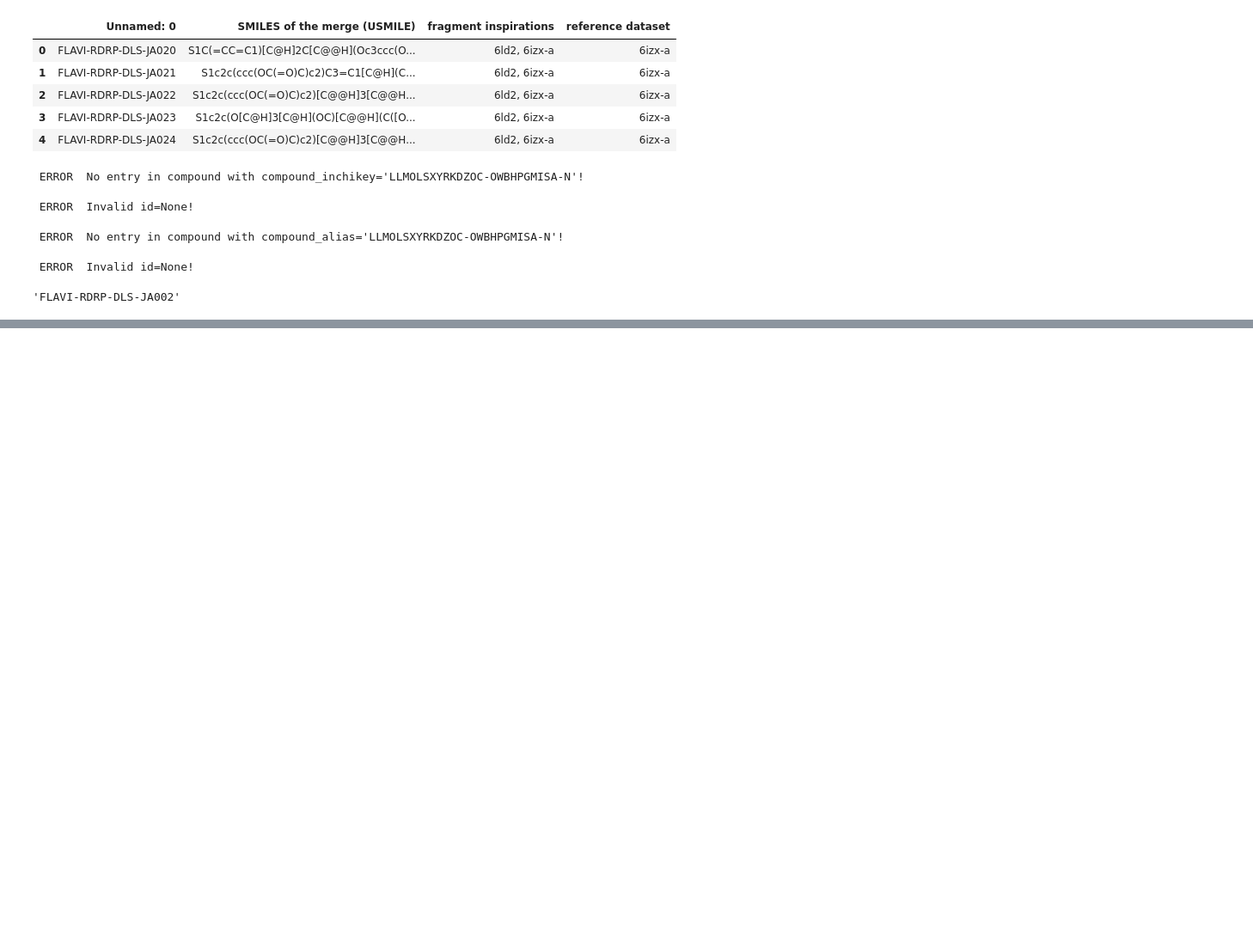
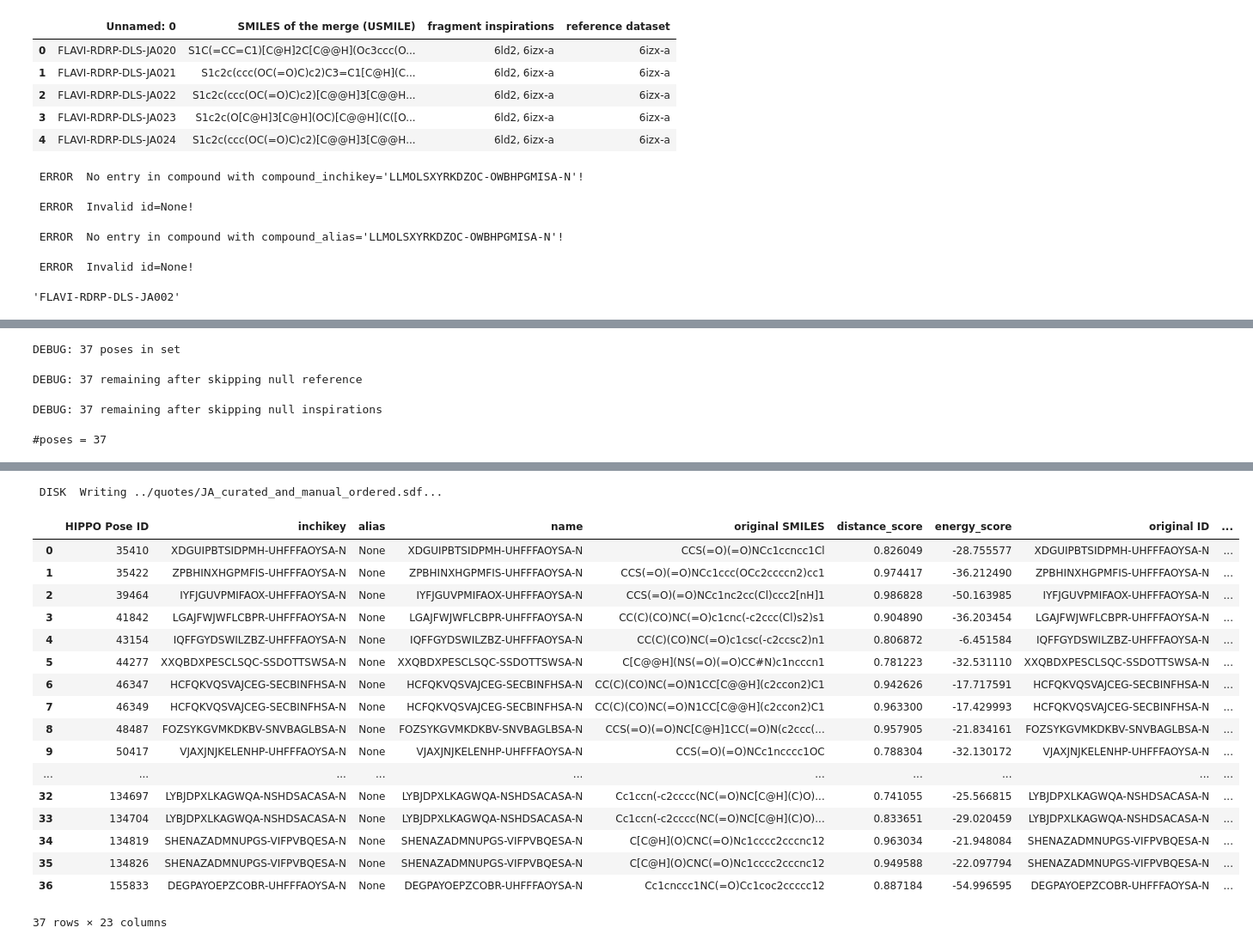
Before and after one commit to mwinokan/RdRp_FFF, a Jupyter notebook: hippo/design_1_manual.ipynb, the cells around one changed output, grey strips where cells are left out. Shown at 86% size. Drawn from its saved outputs; the diff is of its cells as text; code cells hidden in the pictures; blank space fills up the shorter version.

```diff
--- a/hippo/design_1_manual.ipynb
+++ b/hippo/design_1_manual.ipynb
@@ -84,0 +110,5 @@ animal.compounds[66259].alias
+# %%
+quoted = animal.add_enamine_quote("../quotes/JA_curated_and_manual_enamine.xlsx")
+# %%
+quoted_poses = quoted.compounds.poses
+quoted_poses = quoted_poses(tag="JA curated YES") + quoted_poses(tag="SeeSAR")
@@ -84,0 +120,7 @@ animal.compounds[66259].alias
+# %%
+quoted_poses.to_fragalysis("../quotes/JA_curated_and_manual_ordered.sdf", method="Enamine_Order_1968912", submitter_name="Max Winokan", submitter_email="max.winokan@diamond.ac.uk", submitter_institution="DLS")
+# %% [output]
+DEBUG: 37 poses in set
+DEBUG: 37 remaining after skipping null reference
+DEBUG: 37 remaining after skipping null inspirations
+#poses = 37
@@ -84,0 +128,19 @@ animal.compounds[66259].alias
+ DISK  Writing ../quotes/JA_curated_and_manual_ordered.sdf...
+|  | HIPPO Pose ID | inchikey | alias | name | original SMILES | distance_score | energy_score | original ID | ... |
+| 0 | 35410 | XDGUIPBTSIDPMH-UHFFFAOYSA-N | None | XDGUIPBTSIDPMH-UHFFFAOYSA-N | CCS(=O)(=O)NCc1ccncc1Cl | 0.826049 | -28.755577 | XDGUIPBTSIDPMH-UHFFFAOYSA-N | ... |
+| 1 | 35422 | ZPBHINXHGPMFIS-UHFFFAOYSA-N | None | ZPBHINXHGPMFIS-UHFFFAOYSA-N | CCS(=O)(=O)NCc1ccc(OCc2ccccn2)cc1 | 0.974417 | -36.212490 | ZPBHINXHGPMFIS-UHFFFAOYSA-N | ... |
+| 2 | 39464 | IYFJGUVPMIFAOX-UHFFFAOYSA-N | None | IYFJGUVPMIFAOX-UHFFFAOYSA-N | CCS(=O)(=O)NCc1nc2cc(Cl)ccc2[nH]1 | 0.986828 | -50.163985 | IYFJGUVPMIFAOX-UHFFFAOYSA-N | ... |
+| 3 | 41842 | LGAJFWJWFLCBPR-UHFFFAOYSA-N | None | LGAJFWJWFLCBPR-UHFFFAOYSA-N | CC(C)(CO)NC(=O)c1cnc(-c2ccc(Cl)s2)s1 | 0.904890 | -36.203454 | LGAJFWJWFLCBPR-UHFFFAOYSA-N | ... |
+| 4 | 43154 | IQFFGYDSWILZBZ-UHFFFAOYSA-N | None | IQFFGYDSWILZBZ-UHFFFAOYSA-N | CC(C)(CO)NC(=O)c1csc(-c2ccsc2)n1 | 0.806872 | -6.451584 | IQFFGYDSWILZBZ-UHFFFAOYSA-N | ... |
+| 5 | 44277 | XXQBDXPESCLSQC-SSDOTTSWSA-N | None | XXQBDXPESCLSQC-SSDOTTSWSA-N | C[C@@H](NS(=O)(=O)CC#N)c1ncccn1 | 0.781223 | -32.531110 | XXQBDXPESCLSQC-SSDOTTSWSA-N | ... |
+| 6 | 46347 | HCFQKVQSVAJCEG-SECBINFHSA-N | None | HCFQKVQSVAJCEG-SECBINFHSA-N | CC(C)(CO)NC(=O)N1CC[C@@H](c2ccon2)C1 | 0.942626 | -17.717591 | HCFQKVQSVAJCEG-SECBINFHSA-N | ... |
+| 7 | 46349 | HCFQKVQSVAJCEG-SECBINFHSA-N | None | HCFQKVQSVAJCEG-SECBINFHSA-N | CC(C)(CO)NC(=O)N1CC[C@@H](c2ccon2)C1 | 0.963300 | -17.429993 | HCFQKVQSVAJCEG-SECBINFHSA-N | ... |
+| 8 | 48487 | FOZSYKGVMKDKBV-SNVBAGLBSA-N | None | FOZSYKGVMKDKBV-SNVBAGLBSA-N | CCS(=O)(=O)NC[C@H]1CC(=O)N(c2ccc(... | 0.957905 | -21.834161 | FOZSYKGVMKDKBV-SNVBAGLBSA-N | ... |
+| 9 | 50417 | VJAXJNJKELENHP-UHFFFAOYSA-N | None | VJAXJNJKELENHP-UHFFFAOYSA-N | CCS(=O)(=O)NCc1ncccc1OC | 0.788304 | -32.130172 | VJAXJNJKELENHP-UHFFFAOYSA-N | ... |
+| ... | ... | ... | ... | ... | ... | ... | ... | ... | ... |
+| 32 | 134697 | LYBJDPXLKAGWQA-NSHDSACASA-N | None | LYBJDPXLKAGWQA-NSHDSACASA-N | Cc1ccn(-c2cccc(NC(=O)NC[C@H](C)O)... | 0.741055 | -25.566815 | LYBJDPXLKAGWQA-NSHDSACASA-N | ... |
+| 33 | 134704 | LYBJDPXLKAGWQA-NSHDSACASA-N | None | LYBJDPXLKAGWQA-NSHDSACASA-N | Cc1ccn(-c2cccc(NC(=O)NC[C@H](C)O)... | 0.833651 | -29.020459 | LYBJDPXLKAGWQA-NSHDSACASA-N | ... |
+| 34 | 134819 | SHENAZADMNUPGS-VIFPVBQESA-N | None | SHENAZADMNUPGS-VIFPVBQESA-N | C[C@H](O)CNC(=O)Nc1cccc2cccnc12 | 0.963034 | -21.948084 | SHENAZADMNUPGS-VIFPVBQESA-N | ... |
+| 35 | 134826 | SHENAZADMNUPGS-VIFPVBQESA-N | None | SHENAZADMNUPGS-VIFPVBQESA-N | C[C@H](O)CNC(=O)Nc1cccc2cccnc12 | 0.949588 | -22.097794 | SHENAZADMNUPGS-VIFPVBQESA-N | ... |
+| 36 | 155833 | DEGPAYOEPZCOBR-UHFFFAOYSA-N | None | DEGPAYOEPZCOBR-UHFFFAOYSA-N | Cc1cnccc1NC(=O)Cc1coc2ccccc12 | 0.887184 | -54.996595 | DEGPAYOEPZCOBR-UHFFFAOYSA-N | ... |
+37 rows × 23 columns
```
Also changed, not shown: parts of 8 cells of this notebook, 12 other files.
